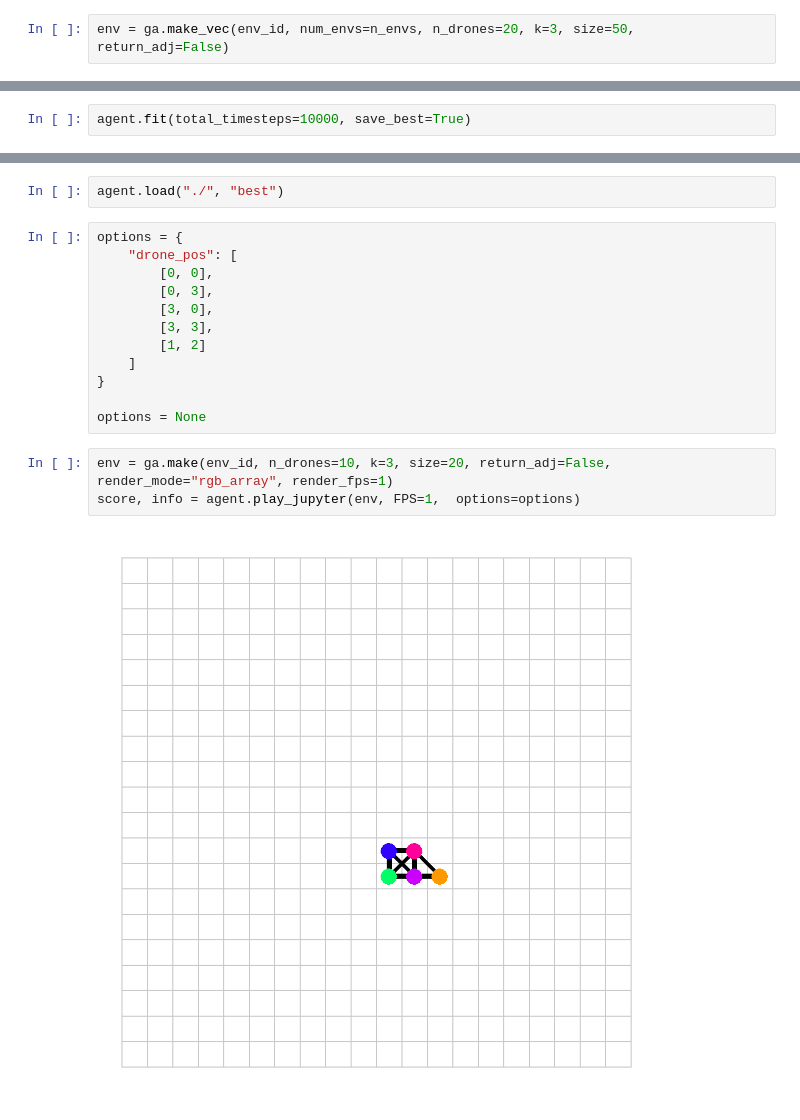
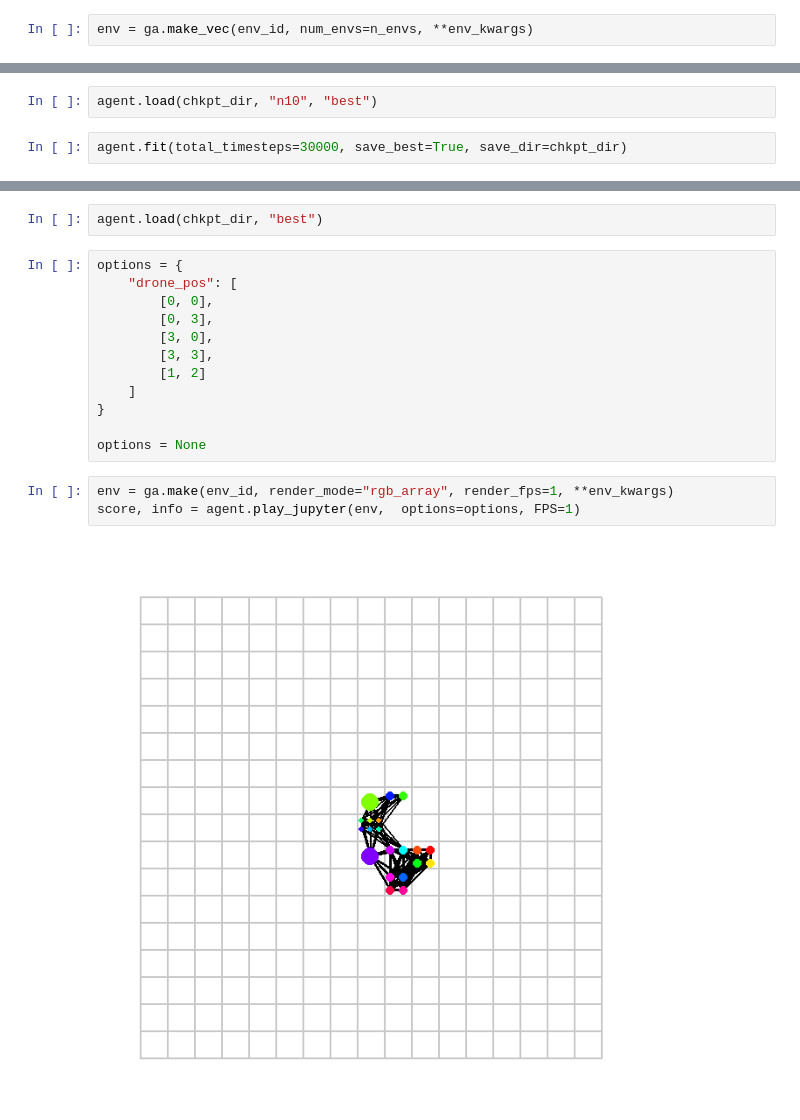
Before and after one commit to trinhminh11/SOICT2025, a Jupyter notebook: dqn.ipynb, the cells around one changed output, grey strips where cells are left out. Cells and saved outputs as stored; diff of their text form.

```diff
--- a/dqn.ipynb
+++ b/dqn.ipynb
@@ -423,2 +417,2 @@ class DQN(ga.OffPolicyAgent):
 # %%
-env = ga.make_vec(env_id, num_envs=n_envs, n_drones=20, k=3, size=50, return_adj=False)
+env = ga.make_vec(env_id, num_envs=n_envs, **env_kwargs)
@@ -441,5 +431,7 @@ agent = DQN(
     device='auto',
     seed=seed
 ).to('cuda')
+# %%
+agent.load(chkpt_dir, "n10", "best")
 # %%
-agent.fit(total_timesteps=10000, save_best=True)
+agent.fit(total_timesteps=30000, save_best=True, save_dir=chkpt_dir)
@@ -446,5 +440,5 @@ agent.fit(total_timesteps=10000, save_best=True)
 # %%
-agent.load("./", "best")
+agent.load(chkpt_dir, "best")
 # %%
 options = {
     "drone_pos": [
@@ -458,7 +452,7 @@ options = {
 
 options = None
 # %%
-env = ga.make(env_id, n_drones=10, k=3, size=20, return_adj=False, render_mode="rgb_array", render_fps=1)
-score, info = agent.play_jupyter(env, FPS=1,  options=options)
+env = ga.make(env_id, render_mode="rgb_array", render_fps=1, **env_kwargs)
+score, info = agent.play_jupyter(env,  options=options, FPS=1)
 # %% [output]
-[figure, old version]
+[figure, new version]
```
Also changed, not shown: parts of 8 cells of this notebook, 5 other files.
